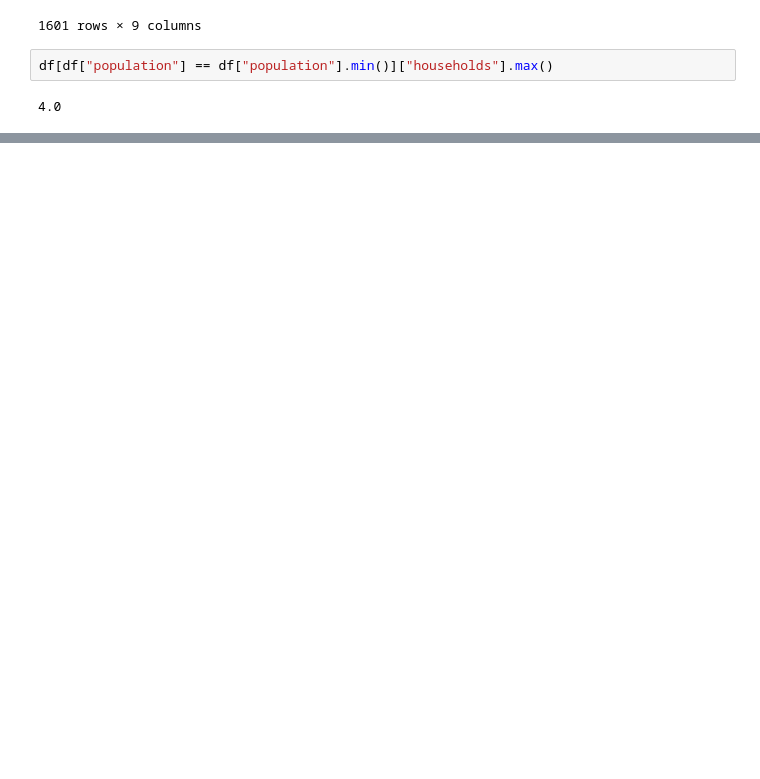
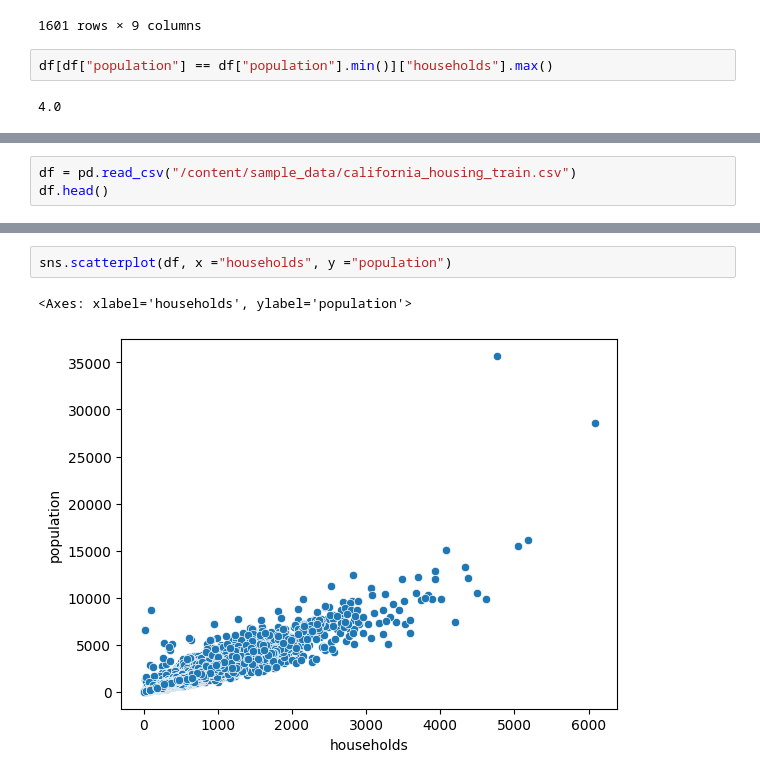
Before and after one commit to RusTK08/DZ24, a Jupyter notebook: Untitled0.ipynb, the cells around one changed output, grey strips where cells are left out. Drawn from its saved outputs; the diff is of its cells as text; blank space fills up the shorter version.

```diff
--- a/Untitled0.ipynb
+++ b/Untitled0.ipynb
@@ -131,0 +138,3 @@ df[df["population"] == df["population"].min()]["households"].max()
+# %%
+df = pd.read_csv("/content/sample_data/california_housing_train.csv")
+df.head()
@@ -131,0 +148,5 @@ df[df["population"] == df["population"].min()]["households"].max()
+# %%
+sns.scatterplot(df, x ="households", y ="population")
+# %% [output]
+<Axes: xlabel='households', ylabel='population'>
+[figure, added]
```
Also changed, not shown: parts of 20 cells of this notebook.
